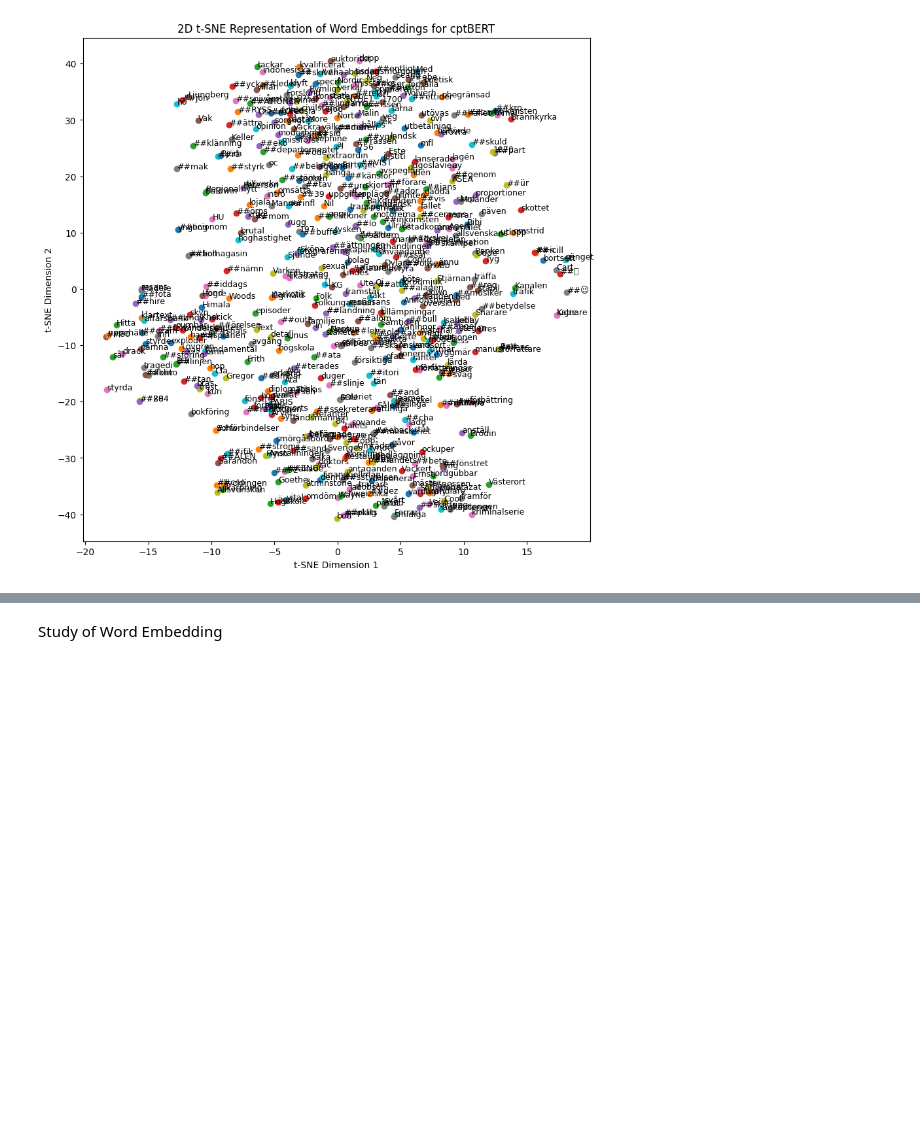
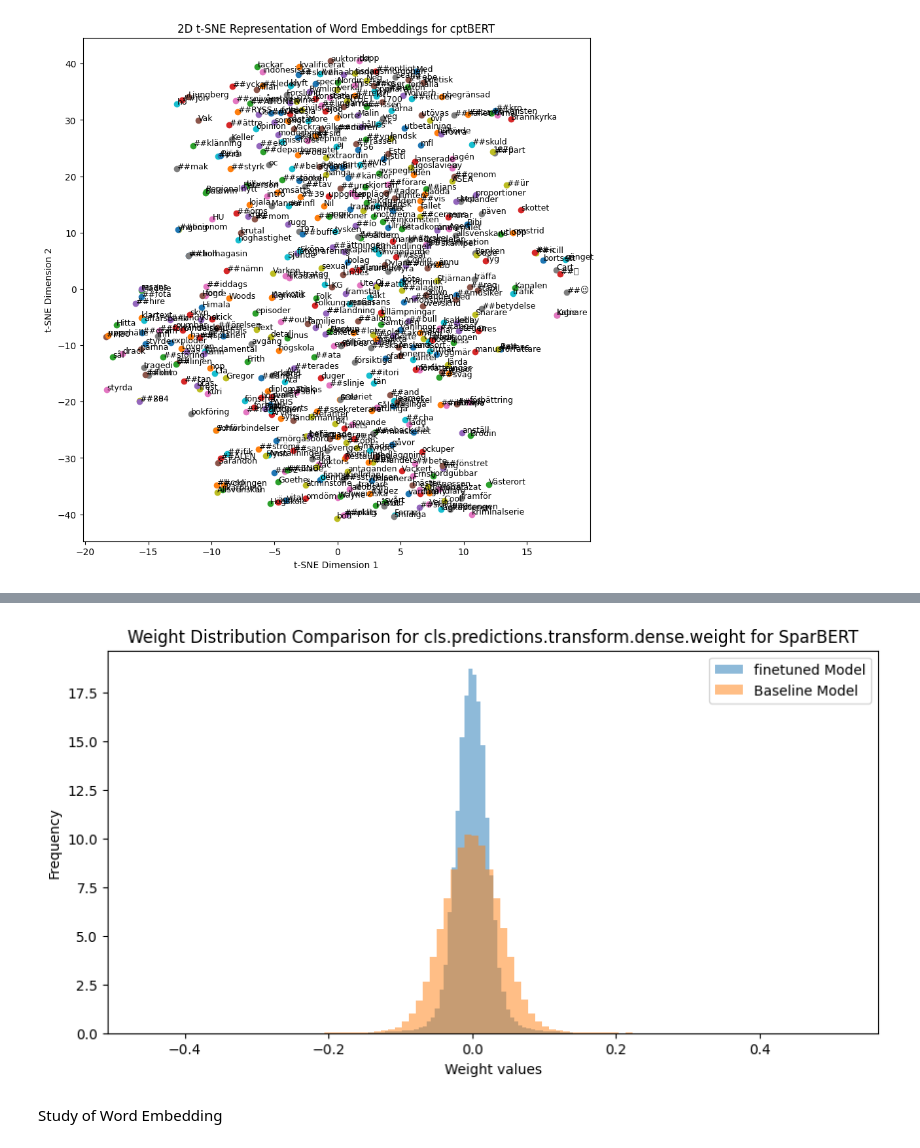
Before and after one commit to swerik-project/pretraining_plm, a Jupyter notebook: comprehension_model.ipynb, the cells around one changed output, grey strips where cells are left out. Saved outputs shown, nothing was run; the diff lists cells and outputs as text; code cells hidden in the pictures; blank space fills up the shorter version.

```diff
--- a/comprehension_model.ipynb
+++ b/comprehension_model.ipynb
@@ -109,8 +116,8 @@ model_exbert = AutoModelForMaskedLM.from_pretrained("exbert-finetuned-imdb/check
 model_exbert=model_exbert.to(device)
 # %%
 import transformers
-config = transformers.BertConfig.from_pretrained("pretraining_from_scratch/checkpoint-3944175")
-mosaicBert = AutoModelForMaskedLM.from_pretrained("pretraining_from_scratch/checkpoint-3944175",config=config,trust_remote_code=True)
+config = transformers.BertConfig.from_pretrained("alvis_project/pretraining_from_scratch/checkpoint-5258900")
+mosaicBert = AutoModelForMaskedLM.from_pretrained("alvis_project/pretraining_from_scratch/checkpoint-5258900",config=config,trust_remote_code=True)
 # %%
 
 
@@ -415,3 +443,20 @@ with PdfPages('weight_distribution_scratch.pdf') as pdf:
+# %%
+
+layer_name = "cls.predictions.transform.dense.weight"
+
+weights2 = model_kb.state_dict()[layer_name].flatten().cpu().numpy()
+weights1 = mosaicBert.state_dict()[layer_name].flatten().cpu().numpy()
+plt.figure(figsize=(10, 5))
+plt.hist(weights1, bins=100, alpha=0.5, label='finetuned Model',density=True)
+plt.hist(weights2, bins=100, alpha=0.5, label='Baseline Model',density=True)
+plt.title(f"Weight Distribution Comparison for {layer_name} for SparBERT")
+plt.xlabel("Weight values")
+plt.ylabel("Frequency")
+plt.legend()
+plt.show()
+plt.close()
+# %% [output]
+[figure, added]
 # %%
 import torch.nn.functional as F
 print(hidden_states1[0].shape)
```
Also changed, not shown: parts of 8 cells of this notebook, 11 other files.
